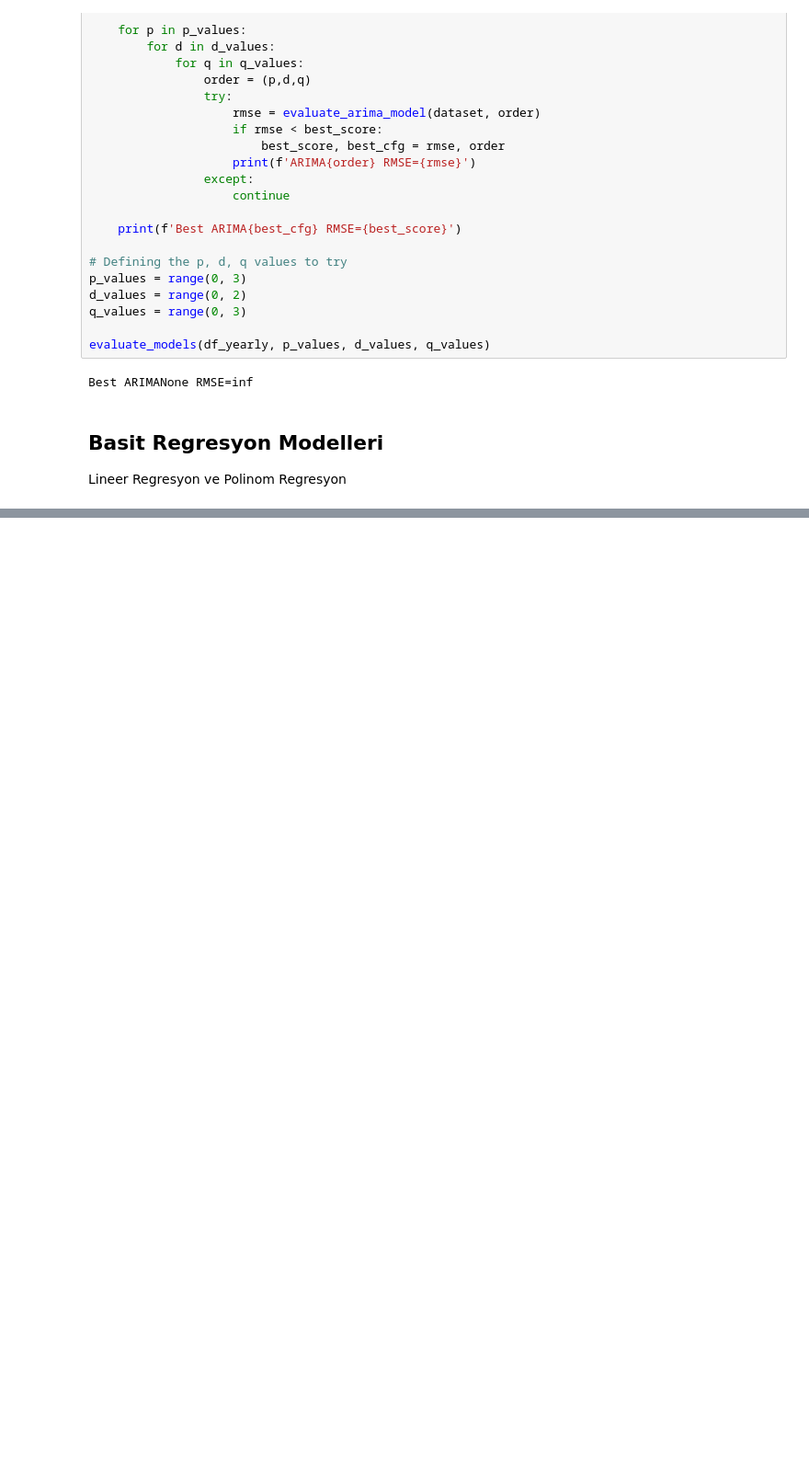
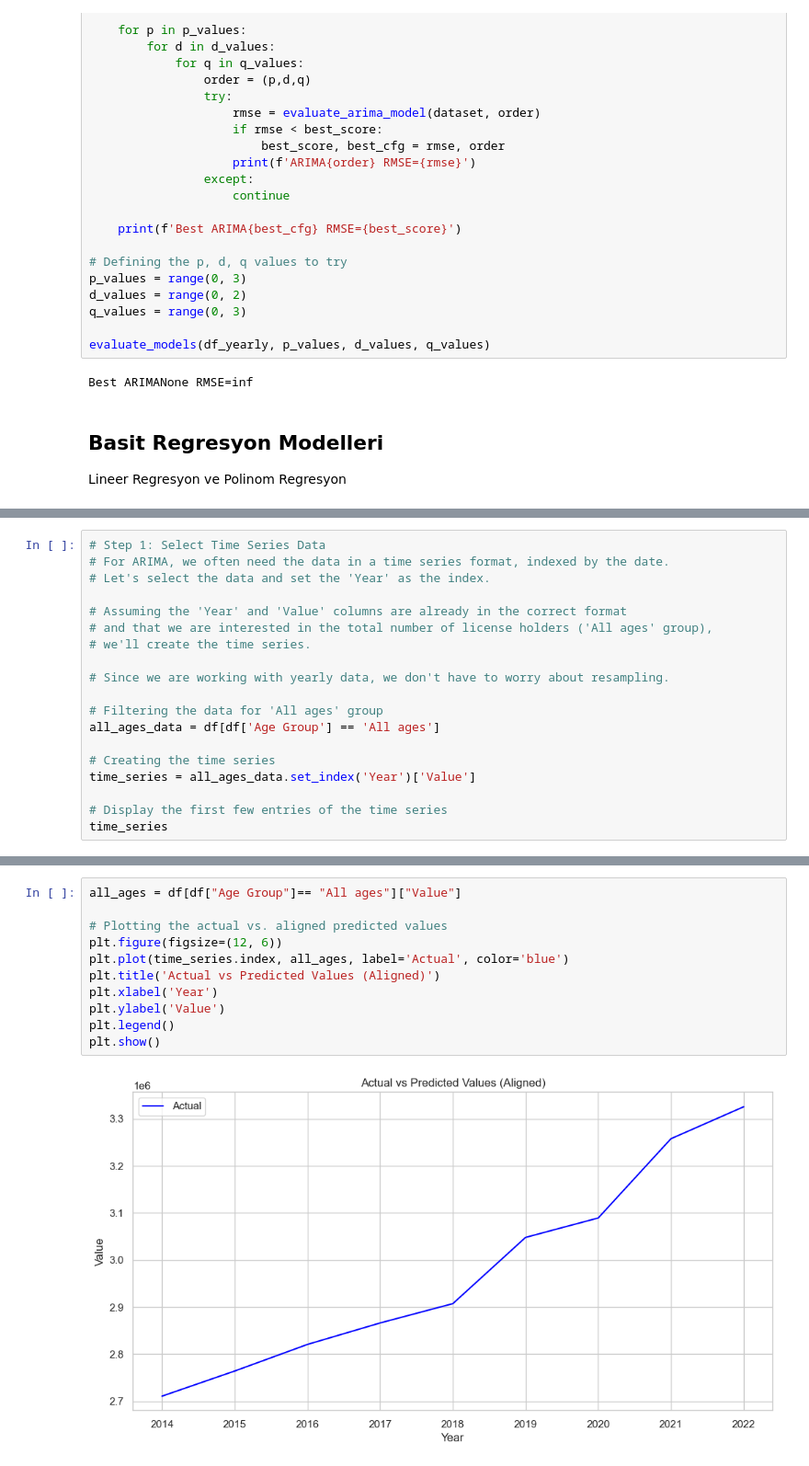
Before and after one commit to TunahanINCE/Current-Driving-Licences, a Jupyter notebook: Current_Driving_Licences.ipynb, the cells around one changed output, grey strips where cells are left out. Shown at 92% size. Saved outputs shown, nothing was run; the diff lists cells and outputs as text; blank space fills up the shorter version.

```diff
--- a/Current_Driving_Licences.ipynb
+++ b/Current_Driving_Licences.ipynb
@@ -1583,0 +2320,19 @@ rmse_poly = sqrt(mean_squared_error(y_test, y_pred_poly))
+# %%
+# Step 1: Select Time Series Data
+# For ARIMA, we often need the data in a time series format, indexed by the date.
+# Let's select the data and set the 'Year' as the index.
+
+# Assuming the 'Year' and 'Value' columns are already in the correct format
+# and that we are interested in the total number of license holders ('All ages' group),
+# we'll create the time series.
+
+# Since we are working with yearly data, we don't have to worry about resampling.
+
+# Filtering the data for 'All ages' group
+all_ages_data = df[df['Age Group'] == 'All ages']
+
+# Creating the time series
+time_series = all_ages_data.set_index('Year')['Value']
+
+# Display the first few entries of the time series
+time_series
@@ -1583,0 +2530,13 @@ rmse_poly = sqrt(mean_squared_error(y_test, y_pred_poly))
+# %%
+all_ages = df[df["Age Group"]== "All ages"]["Value"]
+
+# Plotting the actual vs. aligned predicted values
+plt.figure(figsize=(12, 6))
+plt.plot(time_series.index, all_ages, label='Actual', color='blue')
+plt.title('Actual vs Predicted Values (Aligned)')
+plt.xlabel('Year')
+plt.ylabel('Value')
+plt.legend()
+plt.show()
+# %% [output]
+[figure, added]
```
Also changed, not shown: parts of 50 cells of this notebook.
